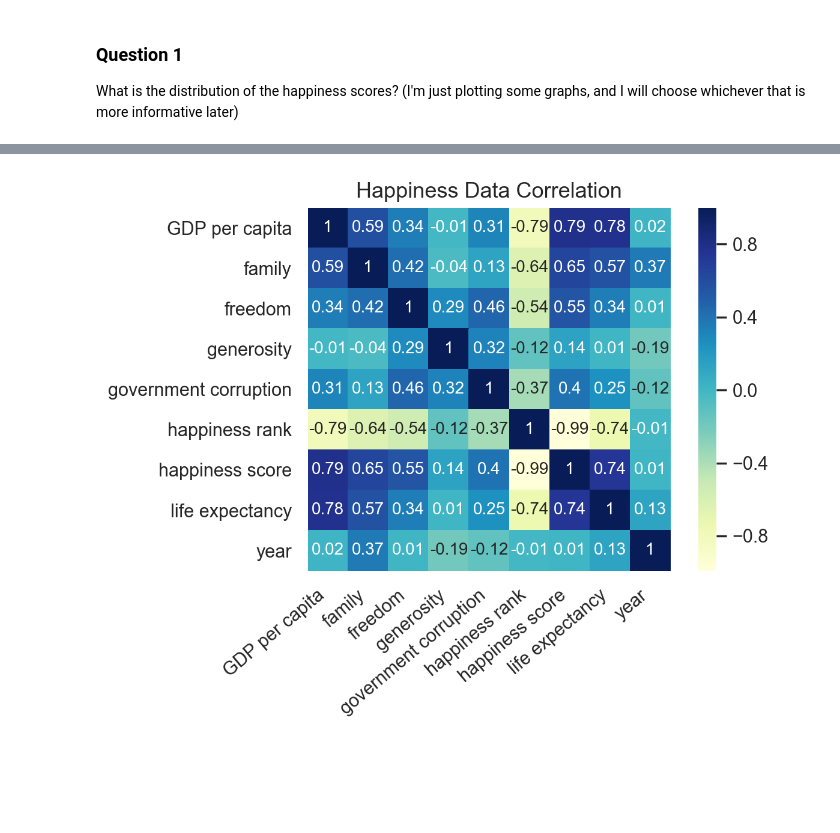
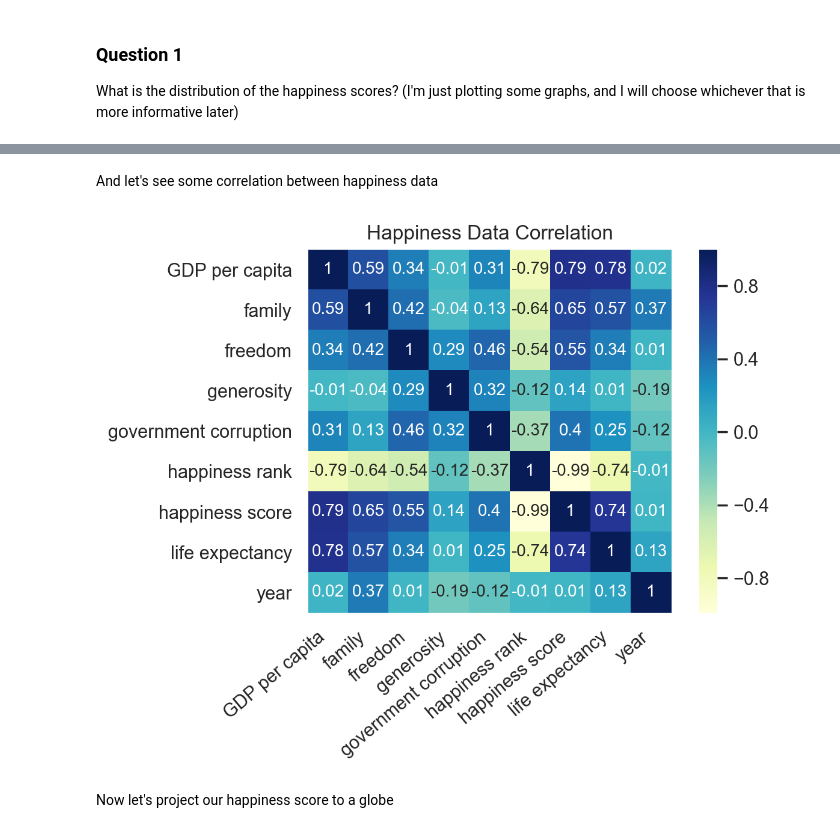
Before and after one commit to Benjaminnnnnn/CSE-163-FINAL-PROJECT, a Jupyter notebook: World_Happiness_Analysis.ipynb, the cells around one changed output, grey strips where cells are left out. Saved outputs shown, nothing was run; the diff lists cells and outputs as text; code cells hidden in the pictures; blank space fills up the shorter version.

```diff
--- a/World_Happiness_Analysis.ipynb
+++ b/World_Happiness_Analysis.ipynb
@@ -295,15 +273,22 @@ fig.show()
+# %% [markdown]
+And let's see some correlation between happiness data
 # %%
 # correlation of each columns with respect another column in the happiness data
 corr = happiness_data.corr().apply(lambda x: round(x, 2))
 
+# create high resolution figure
 fig, ax = plt.subplots(1, 1, dpi=200)
 ax = sns.heatmap(corr, square=True, annot=True, cmap='YlGnBu')
+
+# set the orientation of the x labels
 ax.set_xticklabels(
     ax.get_xticklabels(),
     rotation=40,
     horizontalalignment='right'
 )
-ax.set_title('Happiness Data Correlation', fontsize=13)
+ax.set_title('Happiness Data Correlation', fontsize=12)
 fig.show()
 # %% [output]
-[figure, old version]
+[figure, new version]
+# %% [markdown]
+Now let's project our happiness score to a globe
```
Also changed, not shown: parts of 6 cells of this notebook.
